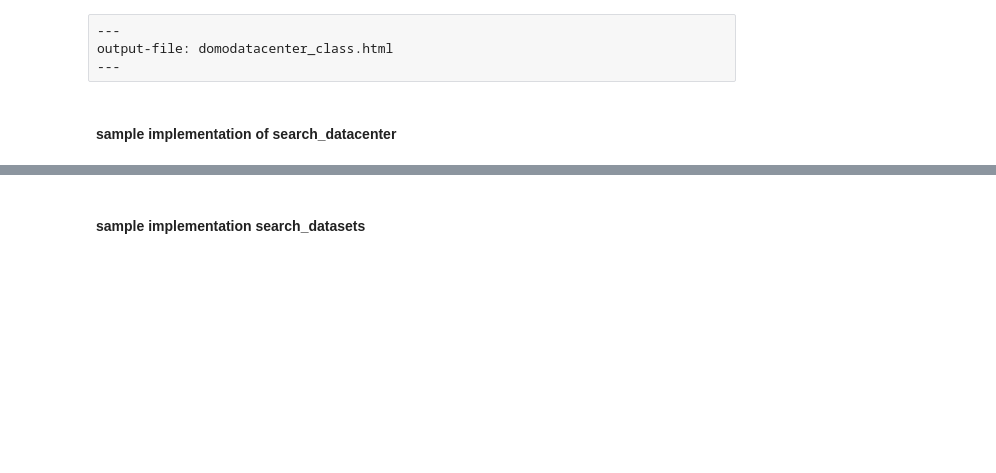
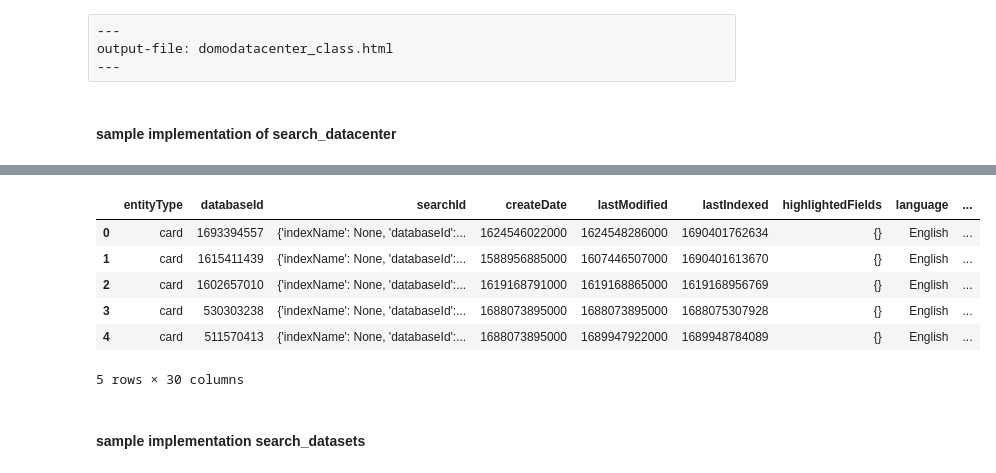
Before and after one commit to jaewilson07/domo_library, a Jupyter notebook: nbs/classes/50_DomoDatacenter.ipynb, the cells around one changed output, grey strips where cells are left out. Cells and saved outputs as stored; diff of their text form; code cells hidden in the pictures; blank space fills up the shorter version.

Commit message:
added get_cards to domodatacenter

```diff
--- a/nbs/classes/50_DomoDatacenter.ipynb
+++ b/nbs/classes/50_DomoDatacenter.ipynb
@@ -95,4 +97,29 @@ pd.DataFrame(res[0:5])
 1 rows × 47 columns
+# %%
+import domolibrary.client.DomoAuth as dmda
+import os
+import pandas as pd
+
+token_auth = dmda.DomoTokenAuth(
+    domo_instance="domo-community",
+    domo_access_token=os.environ["DOMO_DOJO_ACCESS_TOKEN"],
+)
+
+
+res = await DomoDatacenter.search_datacenter(
+    auth=token_auth,
+    entity_type=datacenter_routes.Datacenter_Enum.CARD.value,
+)
+
+pd.DataFrame(res[0:5])
+# %% [output]
+|  | entityType | databaseId | searchId | createDate | lastModified | lastIndexed | highlightedFields | language | ... |
+| 0 | card | 1693394557 | {'indexName': None, 'databaseId':... | 1624546022000 | 1624548286000 | 1690401762634 | {} | English | ... |
+| 1 | card | 1615411439 | {'indexName': None, 'databaseId':... | 1588956885000 | 1607446507000 | 1690401613670 | {} | English | ... |
+| 2 | card | 1602657010 | {'indexName': None, 'databaseId':... | 1619168791000 | 1619168865000 | 1619168956769 | {} | English | ... |
+| 3 | card | 530303238 | {'indexName': None, 'databaseId':... | 1688073895000 | 1688073895000 | 1688075307928 | {} | English | ... |
+| 4 | card | 511570413 | {'indexName': None, 'databaseId':... | 1688073895000 | 1689947922000 | 1689948784089 | {} | English | ... |
+5 rows × 30 columns
 # %%
 # | exporti
 @patch_to(DomoDatacenter, cls_method=True)
```
Also changed, not shown: parts of 7 cells of this notebook, 15 other files.
